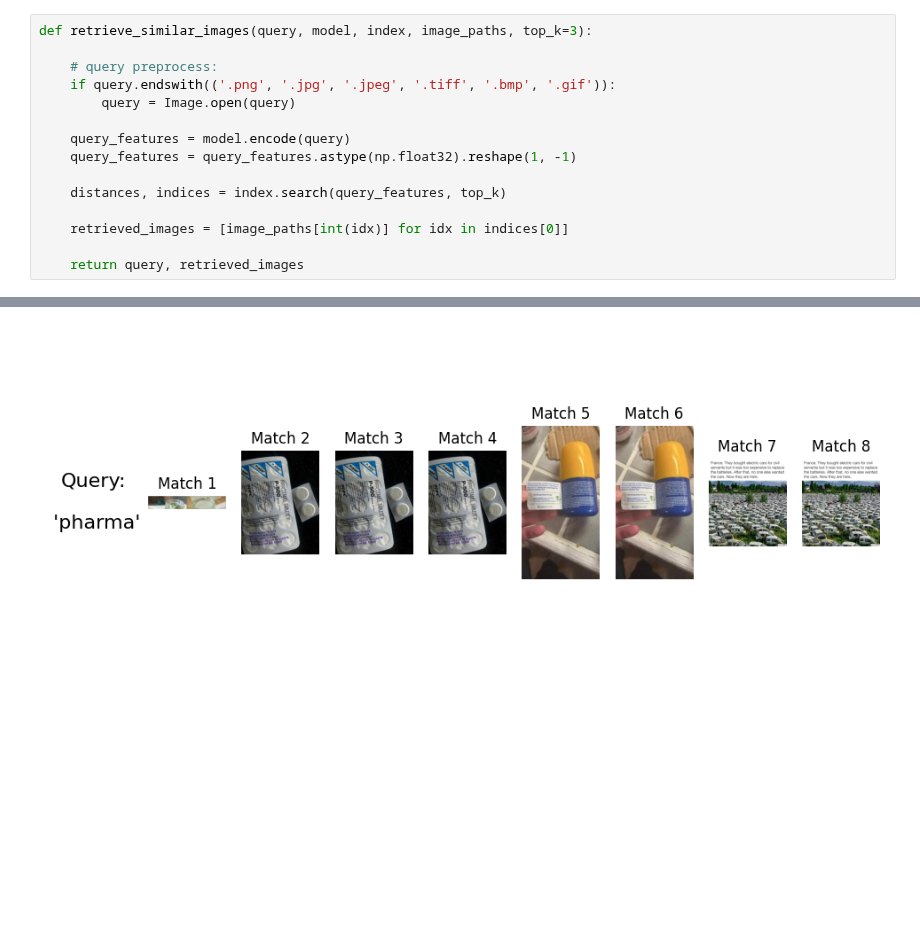
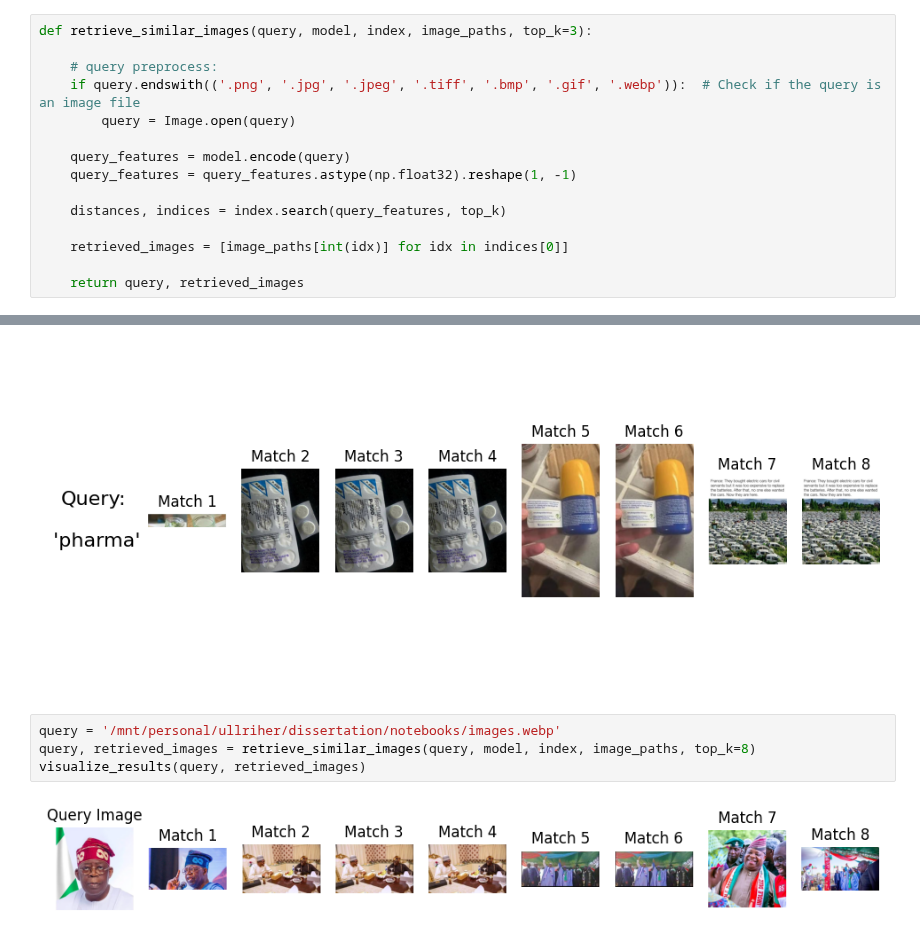
Before and after one commit to heruberuto/dissertation, a Jupyter notebook: notebooks/image_embeddings.ipynb, the cells around one changed output, grey strips where cells are left out. Cells and saved outputs as stored; diff of their text form; blank space fills up the shorter version.

```diff
--- a/notebooks/image_embeddings.ipynb
+++ b/notebooks/image_embeddings.ipynb
@@ -67,7 +67,7 @@ Index created and saved to /mnt/data/factcheck/averimatec/faiss.index
 def retrieve_similar_images(query, model, index, image_paths, top_k=3):
 
     # query preprocess:
-    if query.endswith(('.png', '.jpg', '.jpeg', '.tiff', '.bmp', '.gif')):
+    if query.endswith(('.png', '.jpg', '.jpeg', '.tiff', '.bmp', '.gif', '.webp')):  # Check if the query is an image file
         query = Image.open(query)
 
     query_features = model.encode(query)
@@ -114,3 +114,9 @@ query, retrieved_images = retrieve_similar_images(query, model, index, image_pat
 visualize_results(query, retrieved_images)
 # %% [output]
 [figure]
+# %%
+query = '/mnt/personal/ullriher/dissertation/notebooks/images.webp'
+query, retrieved_images = retrieve_similar_images(query, model, index, image_paths, top_k=8)
+visualize_results(query, retrieved_images)
+# %% [output]
+[figure, added]
```
Also changed, not shown: parts of 1 cell of this notebook, 2 other files.
